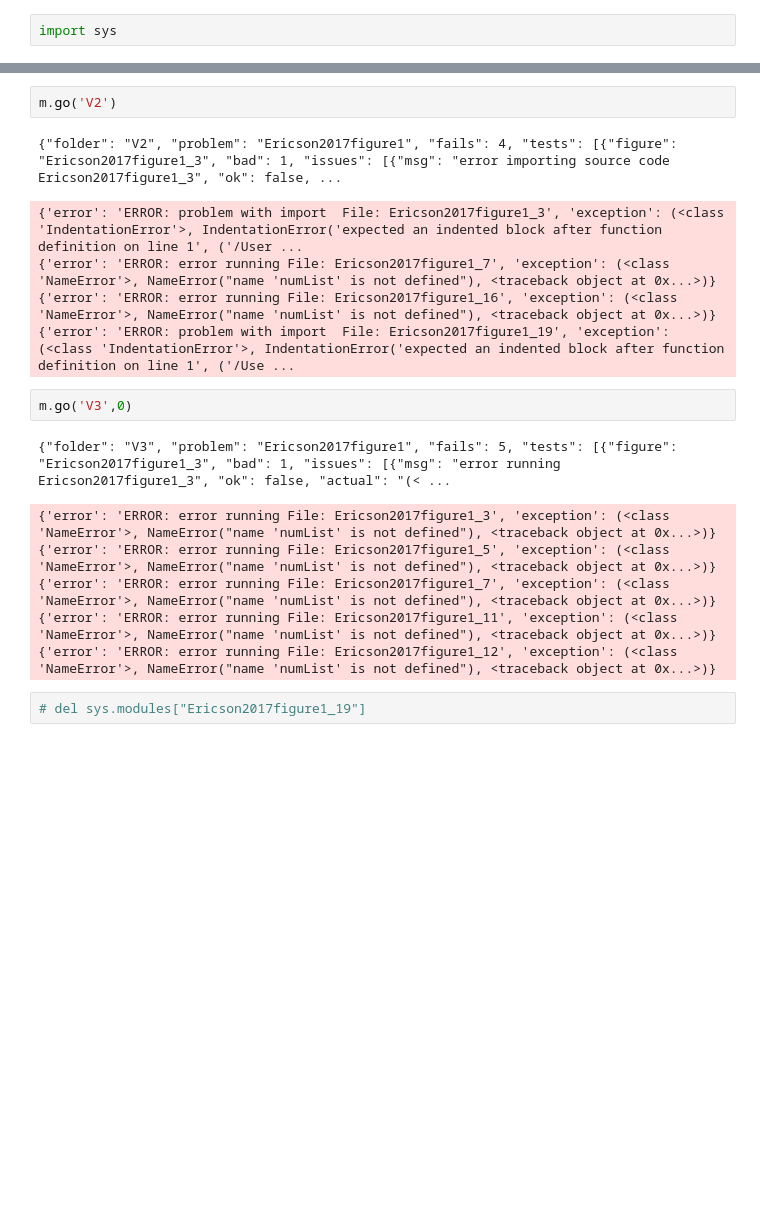
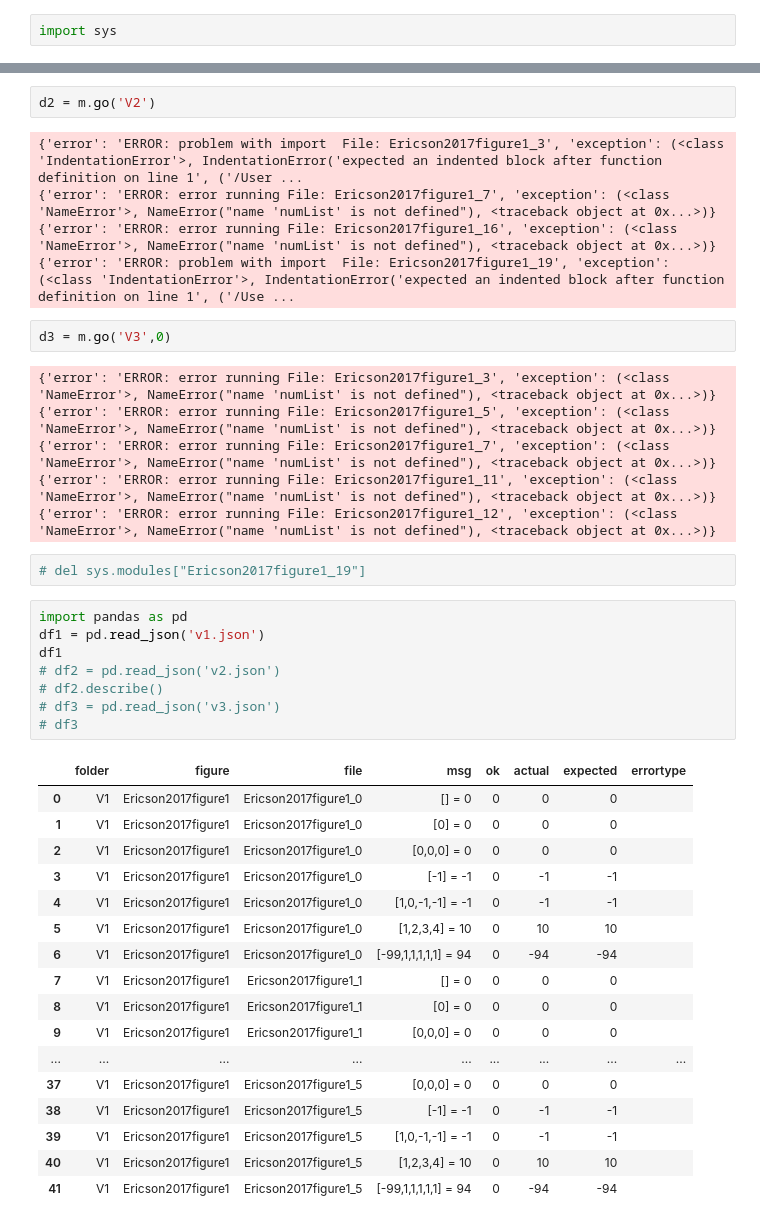
Before and after one commit to brentreeves/CODEXParsons, a Jupyter notebook: unit/reports.ipynb, the cells around one changed output, grey strips where cells are left out. Saved outputs shown, nothing was run; the diff lists cells and outputs as text; blank space fills up the shorter version.

```diff
--- a/unit/reports.ipynb
+++ b/unit/reports.ipynb
@@ -49,19 +32,43 @@ loopit calling testit
 # %%
-m.go('V2')
+d2 = m.go('V2')
 # %% [output]
-{"folder": "V2", "problem": "Ericson2017figure1", "fails": 4, "tests": [{"figure": "Ericson2017figure1_3", "bad": 1, "issues": [{"msg": "error importing source code Ericson2017figure1_3", "ok": false, ...
+{'error': 'ERROR: problem with import  File: Ericson2017figure1_3', 'exception': (<class 'IndentationError'>, IndentationError('expected an indented block after function definition on line 1', ('/User ...
+{'error': 'ERROR: error running File: Ericson2017figure1_7', 'exception': (<class 'NameError'>, NameError("name 'numList' is not defined"), <traceback object at 0x...>)}
+{'error': 'ERROR: error running File: Ericson2017figure1_16', 'exception': (<class 'NameError'>, NameError("name 'numList' is not defined"), <traceback object at 0x...>)}
+{'error': 'ERROR: problem with import  File: Ericson2017figure1_19', 'exception': (<class 'IndentationError'>, IndentationError('expected an indented block after function definition on line 1', ('/Use ...
-{'error': 'ERROR: problem with import  File: Ericson2017figure1_3', 'exception': (<class 'IndentationError'>, IndentationError('expected an indented block after function definition on line 1', ('/User ...
-{'error': 'ERROR: error running File: Ericson2017figure1_7', 'exception': (<class 'NameError'>, NameError("name 'numList' is not defined"), <traceback object at 0x...>)}
-{'error': 'ERROR: error running File: Ericson2017figure1_16', 'exception': (<class 'NameError'>, NameError("name 'numList' is not defined"), <traceback object at 0x...>)}
-{'error': 'ERROR: problem with import  File: Ericson2017figure1_19', 'exception': (<class 'IndentationError'>, IndentationError('expected an indented block after function definition on line 1', ('/Use ...
 # %%
-m.go('V3',0)
+d3 = m.go('V3',0)
 # %% [output]
-{"folder": "V3", "problem": "Ericson2017figure1", "fails": 5, "tests": [{"figure": "Ericson2017figure1_3", "bad": 1, "issues": [{"msg": "error running Ericson2017figure1_3", "ok": false, "actual": "(< ...
+{'error': 'ERROR: error running File: Ericson2017figure1_3', 'exception': (<class 'NameError'>, NameError("name 'numList' is not defined"), <traceback object at 0x...>)}
+{'error': 'ERROR: error running File: Ericson2017figure1_5', 'exception': (<class 'NameError'>, NameError("name 'numList' is not defined"), <traceback object at 0x...>)}
+{'error': 'ERROR: error running File: Ericson2017figure1_7', 'exception': (<class 'NameError'>, NameError("name 'numList' is not defined"), <traceback object at 0x...>)}
+{'error': 'ERROR: error running File: Ericson2017figure1_11', 'exception': (<class 'NameError'>, NameError("name 'numList' is not defined"), <traceback object at 0x...>)}
+{'error': 'ERROR: error running File: Ericson2017figure1_12', 'exception': (<class 'NameError'>, NameError("name 'numList' is not defined"), <traceback object at 0x...>)}
-{'error': 'ERROR: error running File: Ericson2017figure1_3', 'exception': (<class 'NameError'>, NameError("name 'numList' is not defined"), <traceback object at 0x...>)}
-{'error': 'ERROR: error running File: Ericson2017figure1_5', 'exception': (<class 'NameError'>, NameError("name 'numList' is not defined"), <traceback object at 0x...>)}
-{'error': 'ERROR: error running File: Ericson2017figure1_7', 'exception': (<class 'NameError'>, NameError("name 'numList' is not defined"), <traceback object at 0x...>)}
-{'error': 'ERROR: error running File: Ericson2017figure1_11', 'exception': (<class 'NameError'>, NameError("name 'numList' is not defined"), <traceback object at 0x...>)}
-{'error': 'ERROR: error running File: Ericson2017figure1_12', 'exception': (<class 'NameError'>, NameError("name 'numList' is not defined"), <traceback object at 0x...>)}
 # %%
 # del sys.modules["Ericson2017figure1_19"]
+# %%
+import pandas as pd
+df1 = pd.read_json('v1.json')
+df1
+# df2 = pd.read_json('v2.json')
+# df2.describe()
+# df3 = pd.read_json('v3.json')
+# df3
+# %% [output]
+|  | folder | figure | file | msg | ok | actual | expected | errortype |
+| 0 | V1 | Ericson2017figure1 | Ericson2017figure1_0 | [] = 0 | 0 | 0 | 0 |  |
+| 1 | V1 | Ericson2017figure1 | Ericson2017figure1_0 | [0] = 0 | 0 | 0 | 0 |  |
+| 2 | V1 | Ericson2017figure1 | Ericson2017figure1_0 | [0,0,0] = 0 | 0 | 0 | 0 |  |
+| 3 | V1 | Ericson2017figure1 | Ericson2017figure1_0 | [-1] = -1 | 0 | -1 | -1 |  |
+| 4 | V1 | Ericson2017figure1 | Ericson2017figure1_0 | [1,0,-1,-1] = -1 | 0 | -1 | -1 |  |
+| 5 | V1 | Ericson2017figure1 | Ericson2017figure1_0 | [1,2,3,4] = 10 | 0 | 10 | 10 |  |
+| 6 | V1 | Ericson2017figure1 | Ericson2017figure1_0 | [-99,1,1,1,1,1] = 94 | 0 | -94 | -94 |  |
+| 7 | V1 | Ericson2017figure1 | Ericson2017figure1_1 | [] = 0 | 0 | 0 | 0 |  |
+| 8 | V1 | Ericson2017figure1 | Ericson2017figure1_1 | [0] = 0 | 0 | 0 | 0 |  |
+| 9 | V1 | Ericson2017figure1 | Ericson2017figure1_1 | [0,0,0] = 0 | 0 | 0 | 0 |  |
+| ... | ... | ... | ... | ... | ... | ... | ... | ... |
+| 37 | V1 | Ericson2017figure1 | Ericson2017figure1_5 | [0,0,0] = 0 | 0 | 0 | 0 |  |
+| 38 | V1 | Ericson2017figure1 | Ericson2017figure1_5 | [-1] = -1 | 0 | -1 | -1 |  |
+| 39 | V1 | Ericson2017figure1 | Ericson2017figure1_5 | [1,0,-1,-1] = -1 | 0 | -1 | -1 |  |
+| 40 | V1 | Ericson2017figure1 | Ericson2017figure1_5 | [1,2,3,4] = 10 | 0 | 10 | 10 |  |
+| 41 | V1 | Ericson2017figure1 | Ericson2017figure1_5 | [-99,1,1,1,1,1] = 94 | 0 | -94 | -94 |  |
```
Also changed, not shown: parts of 3 cells of this notebook, 59 other files.
